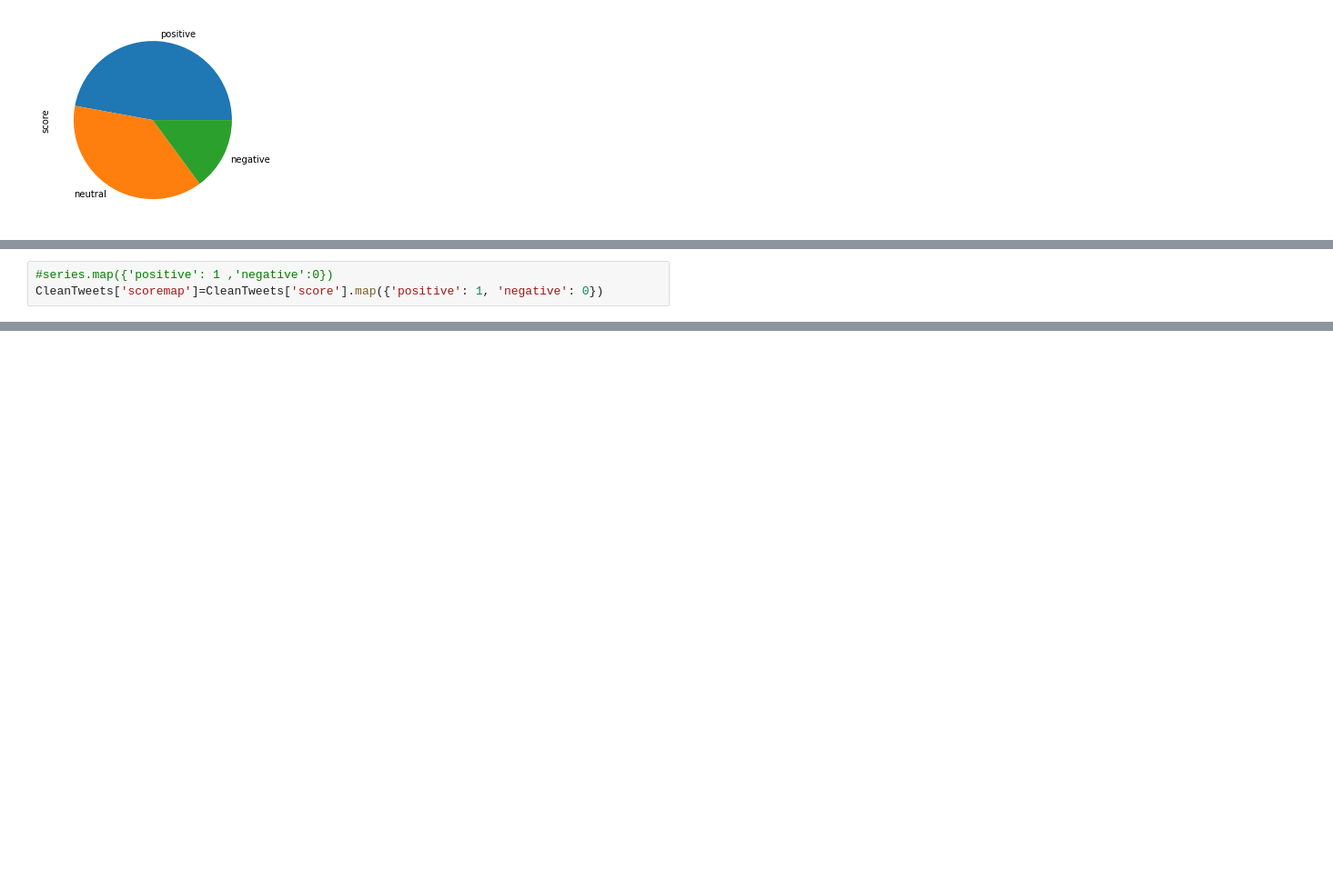
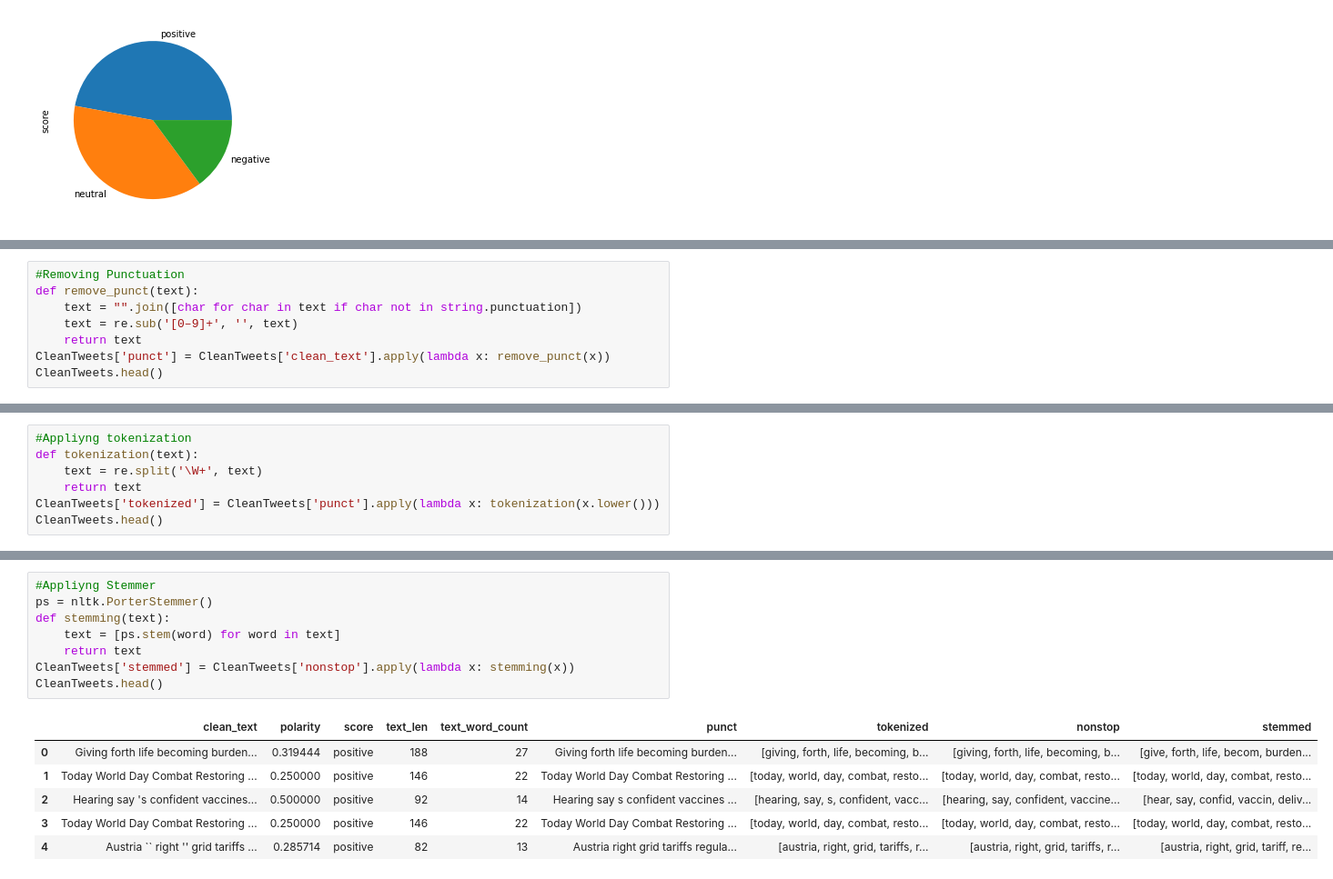
Before and after one commit to joluoch/Challenge_2, a Jupyter notebook: Challenge_ Day2.ipynb, the cells around one changed output, grey strips where cells are left out. Shown: that part at 91% size. Drawn from its saved outputs; the diff is of its cells as text; blank space fills up the shorter version.

```diff
--- a/Challenge_ Day2.ipynb
+++ b/Challenge_ Day2.ipynb
@@ -302,3 +325,0 @@ CleanTweets.head(1000)
-# %%
-#series.map({'positive': 1 ,'negative':0})
-CleanTweets['scoremap']=CleanTweets['score'].map({'positive': 1, 'negative': 0})
@@ -397,0 +388,8 @@ AttributeError: 'float' object has no attribute 'lower'
+# %%
+#Removing Punctuation
+def remove_punct(text):
+    text = "".join([char for char in text if char not in string.punctuation])
+    text = re.sub('[0–9]+', '', text)
+    return text
+CleanTweets['punct'] = CleanTweets['clean_text'].apply(lambda x: remove_punct(x))
+CleanTweets.head()
@@ -397,0 +403,7 @@ AttributeError: 'float' object has no attribute 'lower'
+# %%
+#Appliyng tokenization
+def tokenization(text):
+    text = re.split('\W+', text)
+    return text
+CleanTweets['tokenized'] = CleanTweets['punct'].apply(lambda x: tokenization(x.lower()))
+CleanTweets.head()
@@ -397,0 +433,15 @@ AttributeError: 'float' object has no attribute 'lower'
+# %%
+#Appliyng Stemmer
+ps = nltk.PorterStemmer()
+def stemming(text):
+    text = [ps.stem(word) for word in text]
+    return text
+CleanTweets['stemmed'] = CleanTweets['nonstop'].apply(lambda x: stemming(x))
+CleanTweets.head()
+# %% [output]
+|  | clean_text | polarity | score | text_len | text_word_count | punct | tokenized | nonstop | stemmed |
+| 0 | Giving forth life becoming burden... | 0.319444 | positive | 188 | 27 | Giving forth life becoming burden... | [giving, forth, life, becoming, b... | [giving, forth, life, becoming, b... | [give, forth, life, becom, burden... |
+| 1 | Today World Day Combat Restoring ... | 0.250000 | positive | 146 | 22 | Today World Day Combat Restoring ... | [today, world, day, combat, resto... | [today, world, day, combat, resto... | [today, world, day, combat, resto... |
+| 2 | Hearing say 's confident vaccines... | 0.500000 | positive | 92 | 14 | Hearing say s confident vaccines ... | [hearing, say, s, confident, vacc... | [hearing, say, confident, vaccine... | [hear, say, confid, vaccin, deliv... |
+| 3 | Today World Day Combat Restoring ... | 0.250000 | positive | 146 | 22 | Today World Day Combat Restoring ... | [today, world, day, combat, resto... | [today, world, day, combat, resto... | [today, world, day, combat, resto... |
+| 4 | Austria `` right '' grid tariffs ... | 0.285714 | positive | 82 | 13 | Austria right grid tariffs regula... | [austria, right, grid, tariffs, r... | [austria, right, grid, tariffs, r... | [austria, right, grid, tariff, re... |
```
Also changed, not shown: parts of 42 cells of this notebook.
